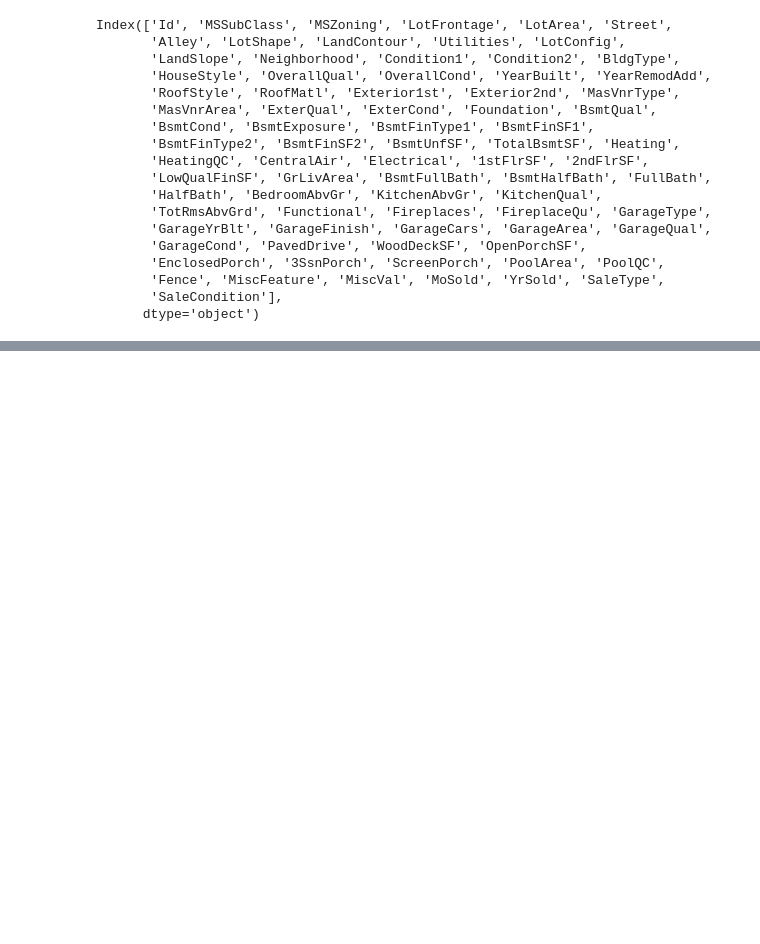
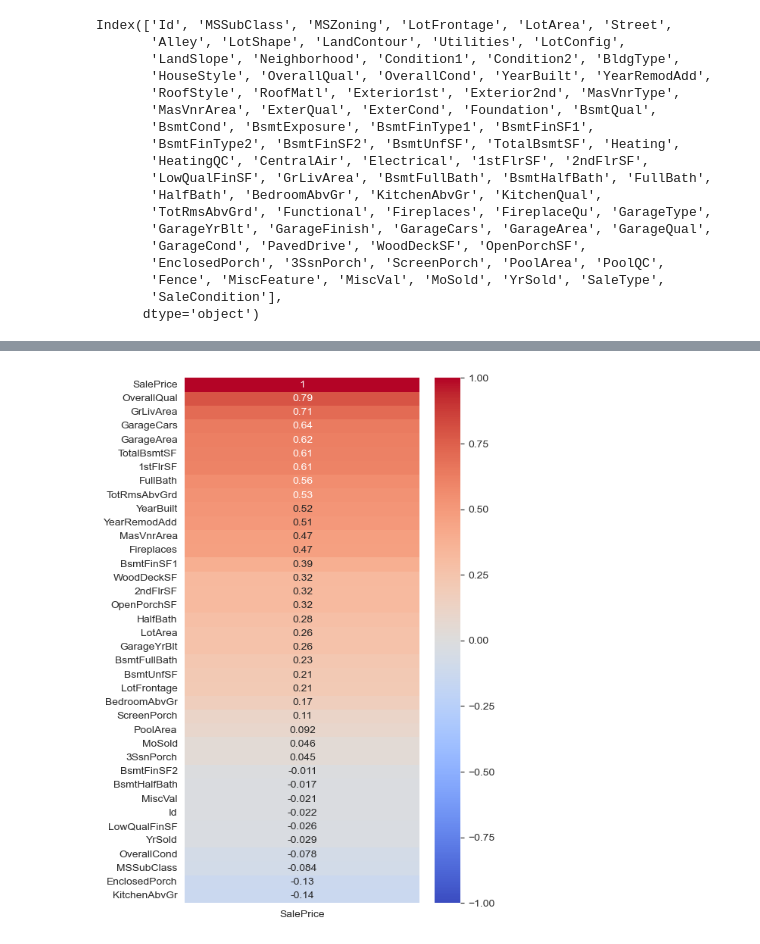
Before and after one commit to fabricio-inoue/House-Prices---Regression, a Jupyter notebook: House-pricing.ipynb, the cells around one changed output, grey strips where cells are left out. Cells and saved outputs as stored; diff of their text form; code cells hidden in the pictures; blank space fills up the shorter version.

```diff
--- a/House-pricing.ipynb
+++ b/House-pricing.ipynb
@@ -60,0 +174,4 @@ Index(['Id', 'MSSubClass', 'MSZoning', 'LotFrontage', 'LotArea', 'Street',
+# %%
+corr_heatmap(train_df, 'pearson')
+# %% [output]
+[figure, added]
```
Also changed, not shown: parts of 29 cells of this notebook.
